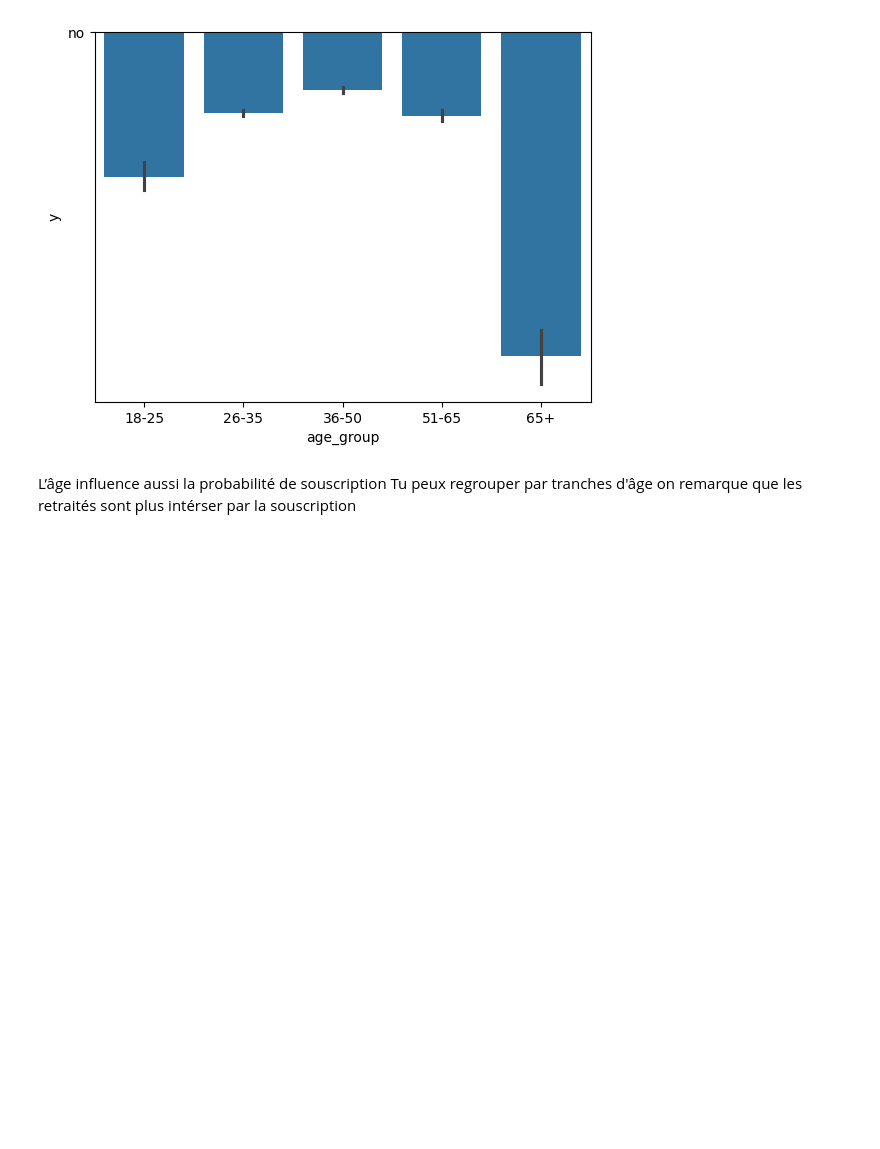
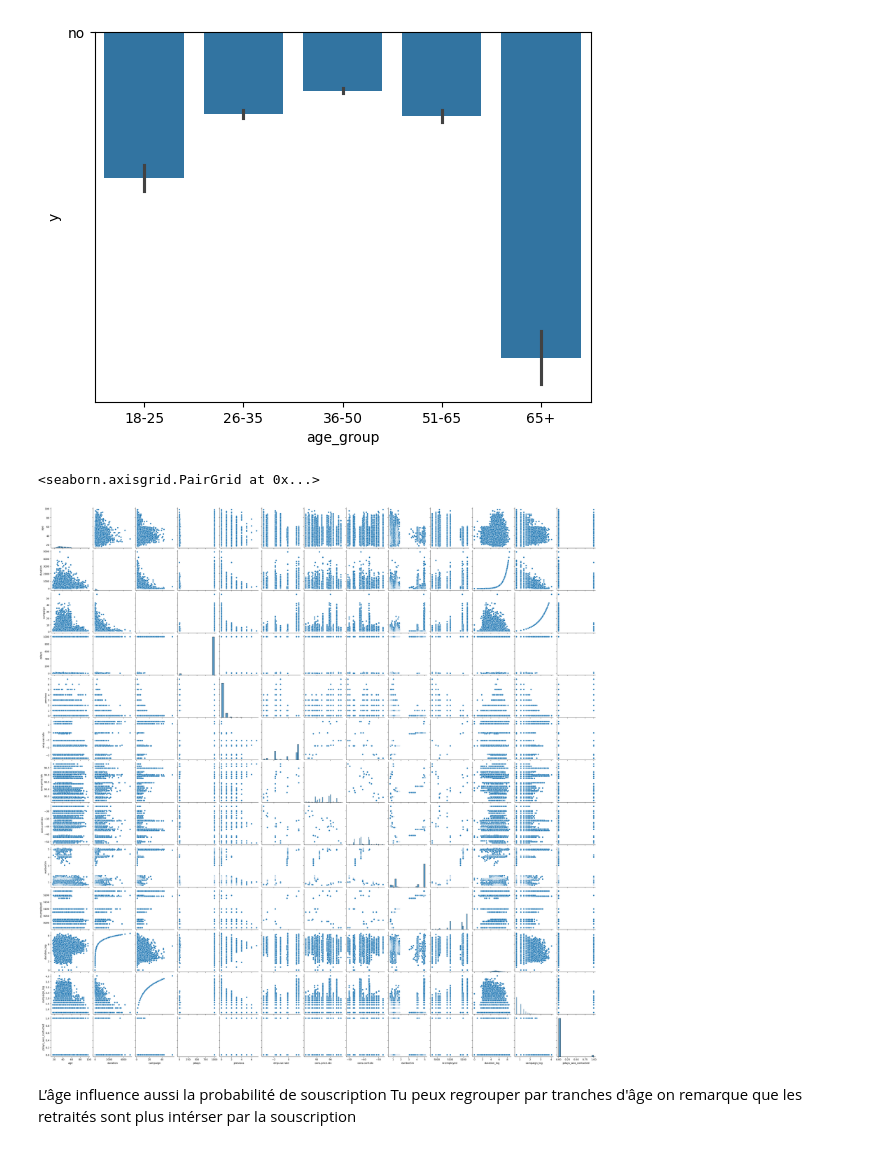
Before and after one commit to saaoudxteer/bank-marketing-project, a Jupyter notebook: bank_marketing_knn_tree.ipynb, the cells around one changed output. Cells and saved outputs as stored; diff of their text form; code cells hidden in the pictures; blank space fills up the shorter version.

```diff
--- a/bank_marketing_knn_tree.ipynb
+++ b/bank_marketing_knn_tree.ipynb
@@ -214,6 +214,11 @@ sns.barplot(x='age_group', y='y', data=df)
 # %% [output]
 <Axes: xlabel='age_group', ylabel='y'>
 [figure]
+# %%
+sns.pairplot(df)
+# %% [output]
+<seaborn.axisgrid.PairGrid at 0x...>
+[figure, added]
 # %% [markdown]
 L’âge influence aussi la probabilité de souscription Tu peux regrouper par tranches d'âge on remarque que les retraités sont plus intérser par la souscription
 # %%
```
